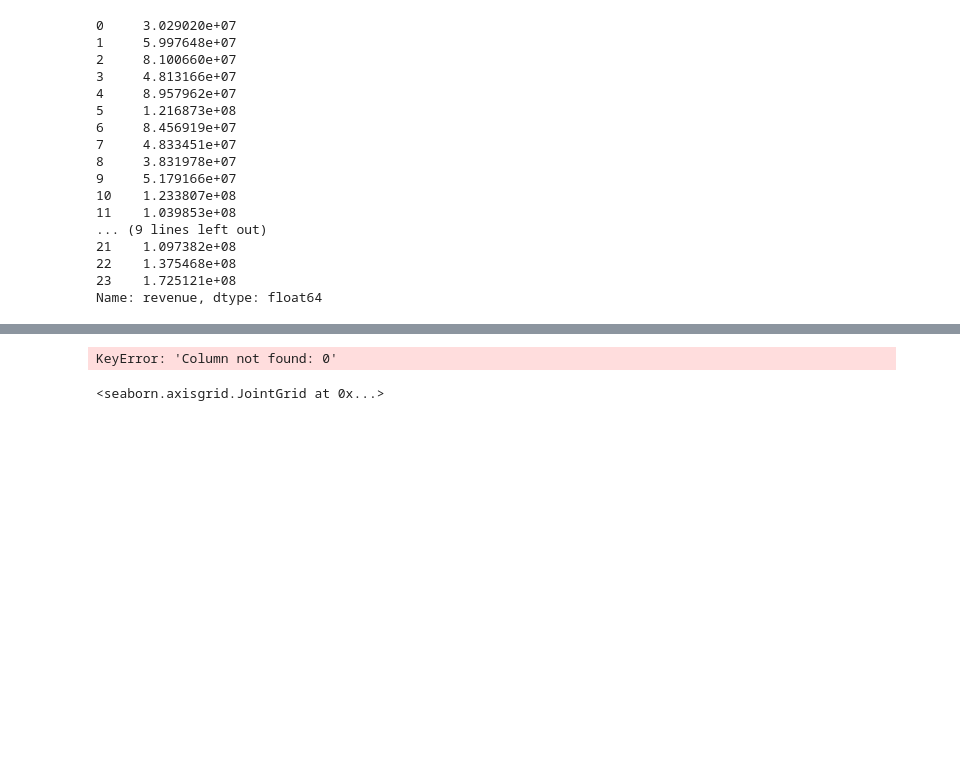
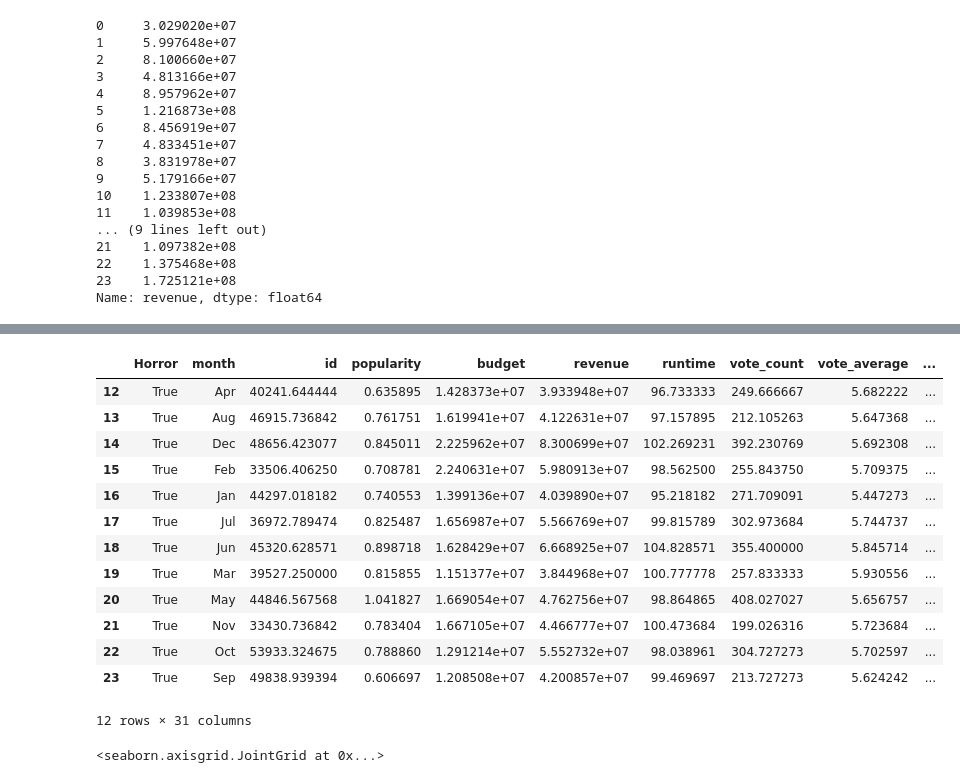
Before and after one commit to jffry7/udacity_final_project, a Jupyter notebook: Movie_Wrangling.ipynb, the cells around one changed output, grey strips where cells are left out. Saved outputs shown, nothing was run; the diff lists cells and outputs as text; code cells hidden in the pictures; blank space fills up the shorter version.

```diff
--- a/Movie_Wrangling.ipynb
+++ b/Movie_Wrangling.ipynb
@@ -91,9 +92,23 @@ sns.tsplot(data=dataset2, ax=ax, color='r')
 # %%
-testdb3 = nonzero_revenue_moviedb_df.groupby(['Horror'], as_index=False)
+testdb3 = nonzero_revenue_moviedb_df.groupby(['Horror', 'month'], as_index=False).mean()
-# %%
-testdb3[0]
-# %% [output]
-KeyError: 'Column not found: 0'
+# %%
+testdb3_sub = testdb3[testdb3['Horror']==1]
+testdb3_sub
+# %% [output]
+|  | Horror | month | id | popularity | budget | revenue | runtime | vote_count | vote_average | ... |
+| 12 | True | Apr | 40241.644444 | 0.635895 | 1.428373e+07 | 3.933948e+07 | 96.733333 | 249.666667 | 5.682222 | ... |
+| 13 | True | Aug | 46915.736842 | 0.761751 | 1.619941e+07 | 4.122631e+07 | 97.157895 | 212.105263 | 5.647368 | ... |
+| 14 | True | Dec | 48656.423077 | 0.845011 | 2.225962e+07 | 8.300699e+07 | 102.269231 | 392.230769 | 5.692308 | ... |
+| 15 | True | Feb | 33506.406250 | 0.708781 | 2.240631e+07 | 5.980913e+07 | 98.562500 | 255.843750 | 5.709375 | ... |
+| 16 | True | Jan | 44297.018182 | 0.740553 | 1.399136e+07 | 4.039890e+07 | 95.218182 | 271.709091 | 5.447273 | ... |
+| 17 | True | Jul | 36972.789474 | 0.825487 | 1.656987e+07 | 5.566769e+07 | 99.815789 | 302.973684 | 5.744737 | ... |
+| 18 | True | Jun | 45320.628571 | 0.898718 | 1.628429e+07 | 6.668925e+07 | 104.828571 | 355.400000 | 5.845714 | ... |
+| 19 | True | Mar | 39527.250000 | 0.815855 | 1.151377e+07 | 3.844968e+07 | 100.777778 | 257.833333 | 5.930556 | ... |
+| 20 | True | May | 44846.567568 | 1.041827 | 1.669054e+07 | 4.762756e+07 | 98.864865 | 408.027027 | 5.656757 | ... |
+| 21 | True | Nov | 33430.736842 | 0.783404 | 1.667105e+07 | 4.466777e+07 | 100.473684 | 199.026316 | 5.723684 | ... |
+| 22 | True | Oct | 53933.324675 | 0.788860 | 1.291214e+07 | 5.552732e+07 | 98.038961 | 304.727273 | 5.702597 | ... |
+| 23 | True | Sep | 49838.939394 | 0.606697 | 1.208508e+07 | 4.200857e+07 | 99.469697 | 213.727273 | 5.624242 | ... |
+12 rows × 31 columns
 # %%
 sns.jointplot(x="vote_average", y="revenue", data=nonzero_revenue_moviedb_df)
 # %% [output]
```
Also changed, not shown: parts of 3 cells of this notebook.
